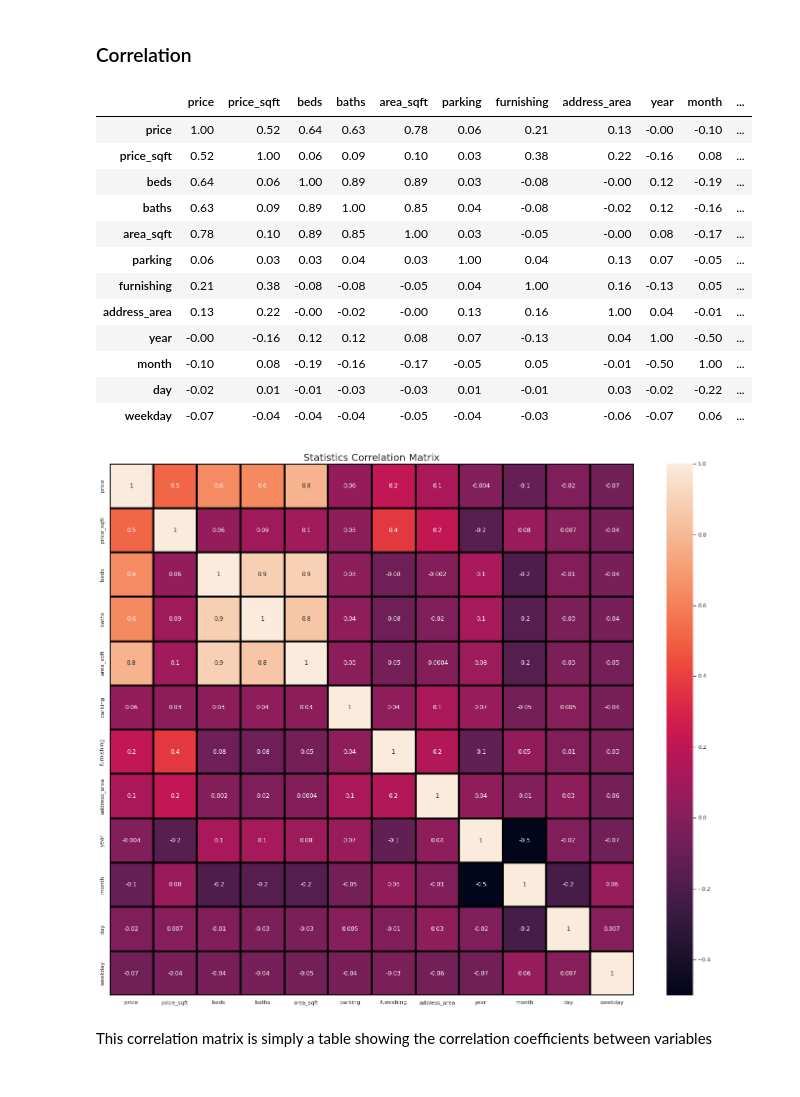
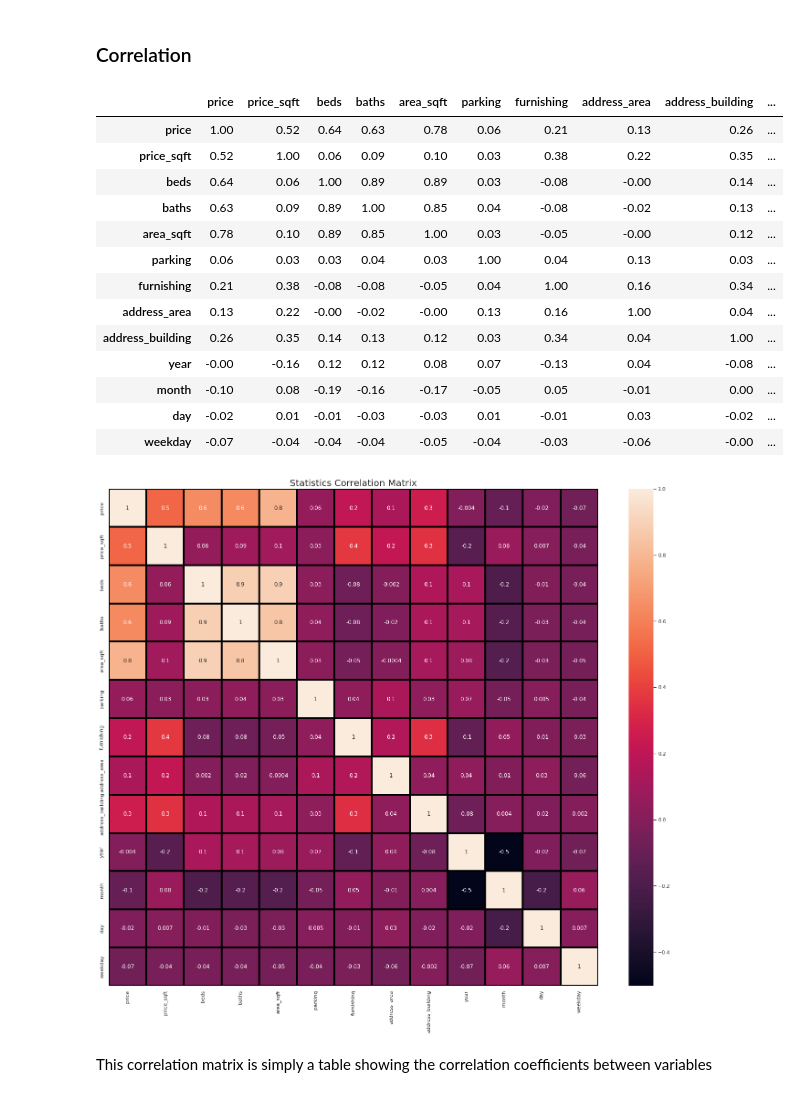
Before and after one commit to imeleges/REMA_Dubai, a Jupyter notebook: bayut_dubai_difc_downtown.ipynb, the cells around one changed output. Cells and saved outputs as stored; diff of their text form; code cells hidden in the pictures.

```diff
--- a/bayut_dubai_difc_downtown.ipynb
+++ b/bayut_dubai_difc_downtown.ipynb
@@ -748,9 +838,10 @@ data_ml.head()
 As several listings could be in the same building, there are a large number of unique duildings. All of them are just names, so we need to encode it before feeding to a model.
 Encoding also could help to see if there are correlations, maybe not so strong but perhaps closer a building to a niceer location could affect the price.
 # %%
-# encoder = LabelEncoder()
-# encoder.fit(data_ml['address_building'])
-# data_ml['address_building'] = encoder.transform(data_ml['address_building'])
+encoder = LabelEncoder()
+data_ml_encoded = data_ml.copy()
+encoder.fit(data_ml_encoded['address_building'])
+data_ml_encoded['address_building'] = encoder.transform(data_ml_encoded['address_building'])
 # %%
 # data_ml = pd.get_dummies(data_ml, drop_first=True)
 # # display(data_ml.head())
@@ -760,28 +851,29 @@ Encoding also could help to see if there are correlations, maybe not so strong b
 # %% [markdown]
 ### Correlation
 # %%
-data_ml.corr()
+data_ml_encoded.corr()
 # %% [output]
-|  | price | price_sqft | beds | baths | area_sqft | parking | furnishing | address_area | year | month | ... |
-| price | 1.00 | 0.52 | 0.64 | 0.63 | 0.78 | 0.06 | 0.21 | 0.13 | -0.00 | -0.10 | ... |
-| price_sqft | 0.52 | 1.00 | 0.06 | 0.09 | 0.10 | 0.03 | 0.38 | 0.22 | -0.16 | 0.08 | ... |
-| beds | 0.64 | 0.06 | 1.00 | 0.89 | 0.89 | 0.03 | -0.08 | -0.00 | 0.12 | -0.19 | ... |
-| baths | 0.63 | 0.09 | 0.89 | 1.00 | 0.85 | 0.04 | -0.08 | -0.02 | 0.12 | -0.16 | ... |
-| area_sqft | 0.78 | 0.10 | 0.89 | 0.85 | 1.00 | 0.03 | -0.05 | -0.00 | 0.08 | -0.17 | ... |
-| parking | 0.06 | 0.03 | 0.03 | 0.04 | 0.03 | 1.00 | 0.04 | 0.13 | 0.07 | -0.05 | ... |
-| furnishing | 0.21 | 0.38 | -0.08 | -0.08 | -0.05 | 0.04 | 1.00 | 0.16 | -0.13 | 0.05 | ... |
-| address_area | 0.13 | 0.22 | -0.00 | -0.02 | -0.00 | 0.13 | 0.16 | 1.00 | 0.04 | -0.01 | ... |
-| year | -0.00 | -0.16 | 0.12 | 0.12 | 0.08 | 0.07 | -0.13 | 0.04 | 1.00 | -0.50 | ... |
-| month | -0.10 | 0.08 | -0.19 | -0.16 | -0.17 | -0.05 | 0.05 | -0.01 | -0.50 | 1.00 | ... |
-| day | -0.02 | 0.01 | -0.01 | -0.03 | -0.03 | 0.01 | -0.01 | 0.03 | -0.02 | -0.22 | ... |
-| weekday | -0.07 | -0.04 | -0.04 | -0.04 | -0.05 | -0.04 | -0.03 | -0.06 | -0.07 | 0.06 | ... |
+|  | price | price_sqft | beds | baths | area_sqft | parking | furnishing | address_area | address_building | ... |
+| price | 1.00 | 0.52 | 0.64 | 0.63 | 0.78 | 0.06 | 0.21 | 0.13 | 0.26 | ... |
+| price_sqft | 0.52 | 1.00 | 0.06 | 0.09 | 0.10 | 0.03 | 0.38 | 0.22 | 0.35 | ... |
+| beds | 0.64 | 0.06 | 1.00 | 0.89 | 0.89 | 0.03 | -0.08 | -0.00 | 0.14 | ... |
+| baths | 0.63 | 0.09 | 0.89 | 1.00 | 0.85 | 0.04 | -0.08 | -0.02 | 0.13 | ... |
+| area_sqft | 0.78 | 0.10 | 0.89 | 0.85 | 1.00 | 0.03 | -0.05 | -0.00 | 0.12 | ... |
+| parking | 0.06 | 0.03 | 0.03 | 0.04 | 0.03 | 1.00 | 0.04 | 0.13 | 0.03 | ... |
+| furnishing | 0.21 | 0.38 | -0.08 | -0.08 | -0.05 | 0.04 | 1.00 | 0.16 | 0.34 | ... |
+| address_area | 0.13 | 0.22 | -0.00 | -0.02 | -0.00 | 0.13 | 0.16 | 1.00 | 0.04 | ... |
+| address_building | 0.26 | 0.35 | 0.14 | 0.13 | 0.12 | 0.03 | 0.34 | 0.04 | 1.00 | ... |
+| year | -0.00 | -0.16 | 0.12 | 0.12 | 0.08 | 0.07 | -0.13 | 0.04 | -0.08 | ... |
+| month | -0.10 | 0.08 | -0.19 | -0.16 | -0.17 | -0.05 | 0.05 | -0.01 | 0.00 | ... |
+| day | -0.02 | 0.01 | -0.01 | -0.03 | -0.03 | 0.01 | -0.01 | 0.03 | -0.02 | ... |
+| weekday | -0.07 | -0.04 | -0.04 | -0.04 | -0.05 | -0.04 | -0.03 | -0.06 | -0.00 | ... |
 # %%
 plt.figure(figsize=(24,20))
-sns.heatmap(data_ml.corr(), annot=True, fmt='.01g', linewidths=3, linecolor='black')
+sns.heatmap(data_ml_encoded.corr(), annot=True, fmt='.01g', linewidths=3, linecolor='black')
 plt.title('Statistics Correlation Matrix', fontsize=20)
 plt.show()
 # %% [output]
-[figure, old version]
+[figure, new version]
 # %% [markdown]
 This correlation matrix is simply a table showing the correlation coefficients between variables
 # %%
```
Also changed, not shown: parts of 29 cells of this notebook.
